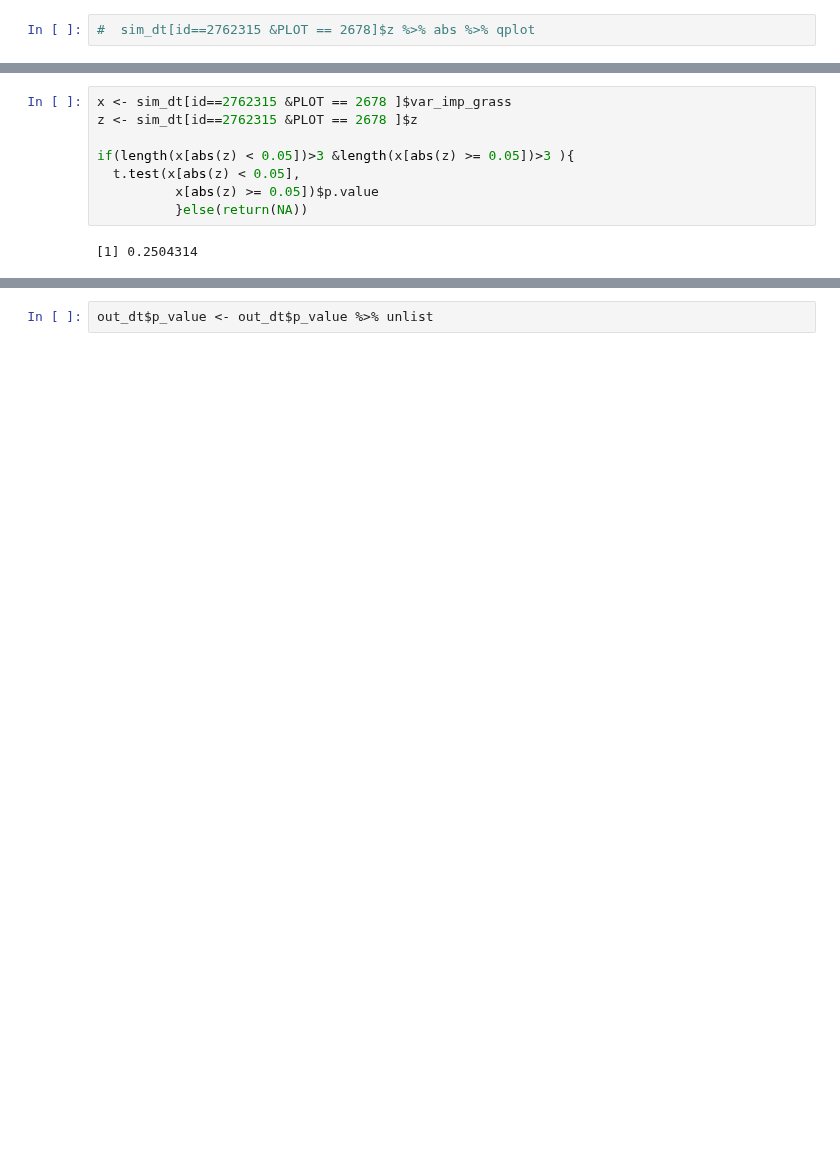
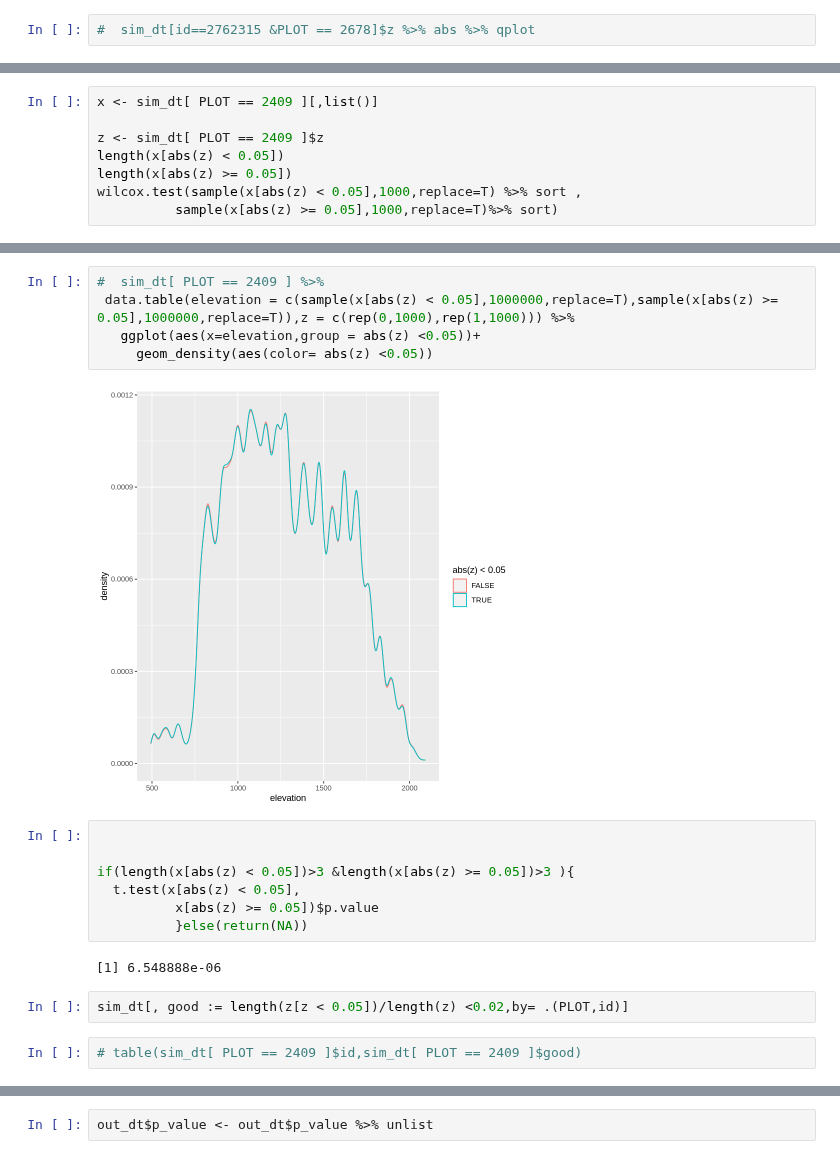
Before and after one commit to seismosmsr/hawaii_soils, a Jupyter notebook: Hawaii_Soils_Analysis.ipynb, the cells around one changed output, grey strips where cells are left out. Saved outputs shown, nothing was run; the diff lists cells and outputs as text; blank space fills up the shorter version.

```diff
--- a/Hawaii_Soils_Analysis.ipynb
+++ b/Hawaii_Soils_Analysis.ipynb
@@ -293,0 +310,8 @@ sim_dt[id==2762315] %>% nrow
+# %%
+x <- sim_dt[ PLOT == 2409 ][,list()]
+
+z <- sim_dt[ PLOT == 2409 ]$z
+length(x[abs(z) < 0.05])
+length(x[abs(z) >= 0.05])
+wilcox.test(sample(x[abs(z) < 0.05],1000,replace=T) %>% sort ,
+          sample(x[abs(z) >= 0.05],1000,replace=T)%>% sort)
@@ -294,11 +342,21 @@ sim_dt[id==2762315] %>% nrow
+# %%
+#  sim_dt[ PLOT == 2409 ] %>%
+ data.table(elevation = c(sample(x[abs(z) < 0.05],1000000,replace=T),sample(x[abs(z) >= 0.05],1000000,replace=T)),z = c(rep(0,1000),rep(1,1000))) %>%
+   ggplot(aes(x=elevation,group = abs(z) <0.05))+
+     geom_density(aes(color= abs(z) <0.05))
+# %% [output]
+[figure, added]
 # %%
-x <- sim_dt[id==2762315 &PLOT == 2678 ]$var_imp_grass
-z <- sim_dt[id==2762315 &PLOT == 2678 ]$z
+
 
 if(length(x[abs(z) < 0.05])>3 &length(x[abs(z) >= 0.05])>3 ){
   t.test(x[abs(z) < 0.05],
           x[abs(z) >= 0.05])$p.value
           }else(return(NA))
 # %% [output]
-[1] 0.2504314
+[1] 6.548888e-06
+# %%
+sim_dt[, good := length(z[z < 0.05])/length(z) <0.02,by= .(PLOT,id)]
+# %%
+# table(sim_dt[ PLOT == 2409 ]$id,sim_dt[ PLOT == 2409 ]$good)
 # %%
```
Also changed, not shown: parts of 36 cells of this notebook.
